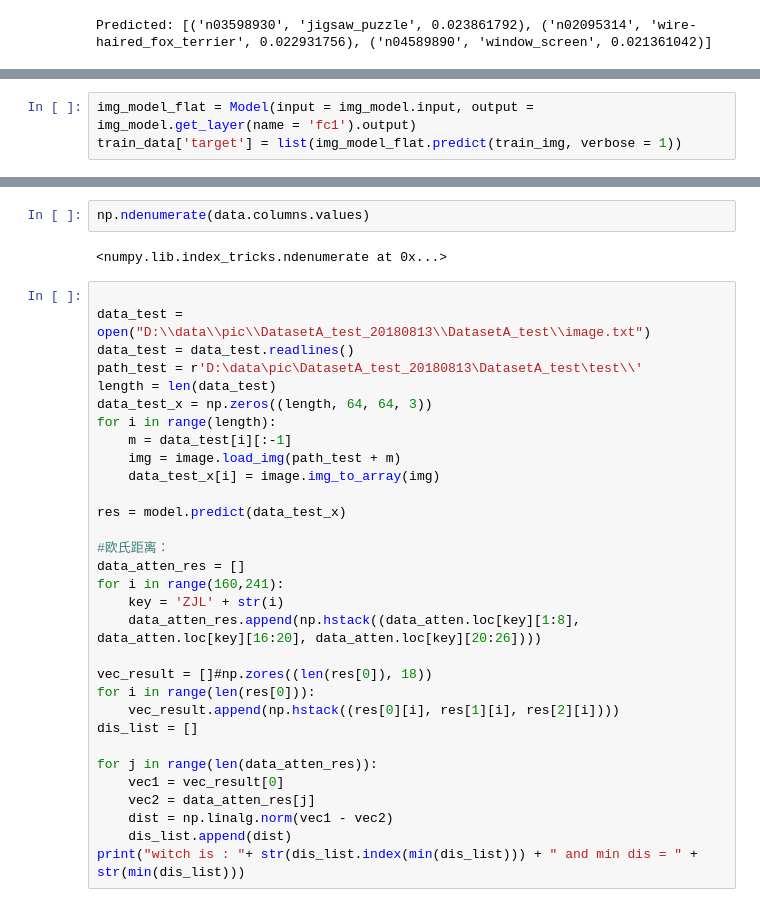
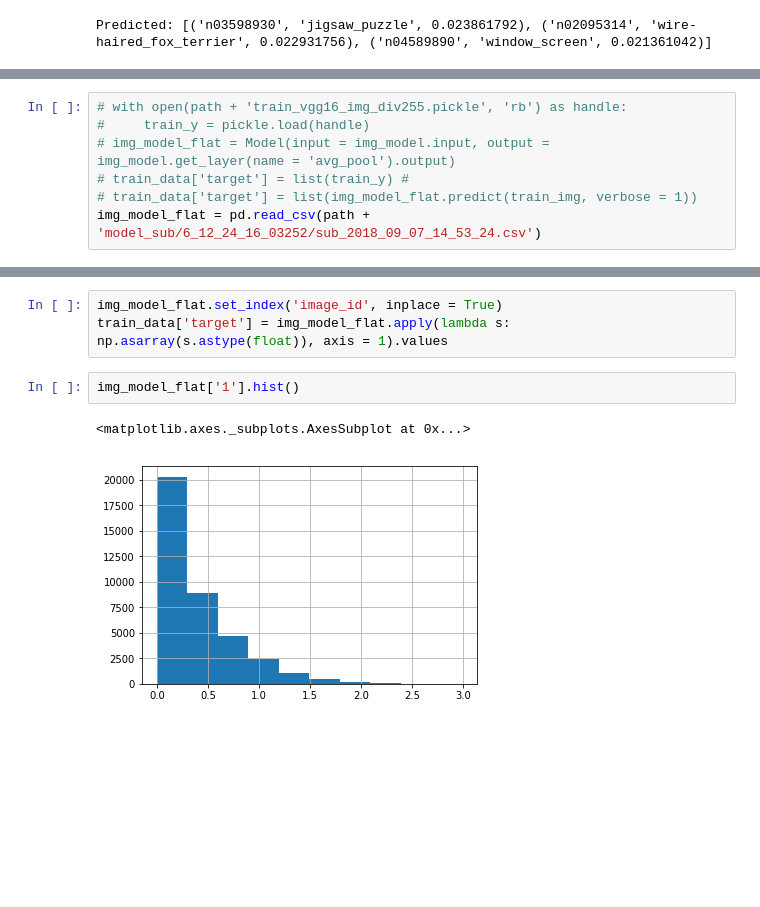
Before and after one commit to ifuding/TC, a Jupyter notebook: ZJC/Code/EmbAttrToImagFeaturesClean-Copy1.ipynb, the cells around one changed output, grey strips where cells are left out. Cells and saved outputs as stored; diff of their text form; blank space fills up the shorter version.

```diff
--- a/ZJC/Code/EmbAttrToImagFeaturesClean-Copy1.ipynb
+++ b/ZJC/Code/EmbAttrToImagFeaturesClean-Copy1.ipynb
@@ -352,3 +483,7 @@ class AccuracyEvaluation(Callback):
 # %%
-img_model_flat = Model(input = img_model.input, output = img_model.get_layer(name = 'fc1').output)
-train_data['target'] = list(img_model_flat.predict(train_img, verbose = 1))
+# with open(path + 'train_vgg16_img_div255.pickle', 'rb') as handle:
+#     train_y = pickle.load(handle)
+# img_model_flat = Model(input = img_model.input, output = img_model.get_layer(name = 'avg_pool').output)
+# train_data['target'] = list(train_y) #
+# train_data['target'] = list(img_model_flat.predict(train_img, verbose = 1))
+img_model_flat = pd.read_csv(path + 'model_sub/6_12_24_16_03252/sub_2018_09_07_14_53_24.csv')
@@ -417,35 +490,8 @@ KeyboardInterrupt:
-# %%
-np.ndenumerate(data.columns.values)
-# %% [output]
-<numpy.lib.index_tricks.ndenumerate at 0x...>
-# %%
-
-data_test = open("D:\\data\\pic\\DatasetA_test_20180813\\DatasetA_test\\image.txt")
-data_test = data_test.readlines()
-path_test = r'D:\data\pic\DatasetA_test_20180813\DatasetA_test\test\\'
-length = len(data_test)
-data_test_x = np.zeros((length, 64, 64, 3))
-for i in range(length):
-    m = data_test[i][:-1]
-    img = image.load_img(path_test + m)
-    data_test_x[i] = image.img_to_array(img)
-
-res = model.predict(data_test_x)
-
-#欧氏距离：
-data_atten_res = []
-for i in range(160,241):
-    key = 'ZJL' + str(i)
-    data_atten_res.append(np.hstack((data_atten.loc[key][1:8], data_atten.loc[key][16:20], data_atten.loc[key][20:26])))
-
-vec_result = []#np.zores((len(res[0]), 18))
-for i in range(len(res[0])):
-    vec_result.append(np.hstack((res[0][i], res[1][i], res[2][i])))
-dis_list = []
-
-for j in range(len(data_atten_res)):
-    vec1 = vec_result[0]
-    vec2 = data_atten_res[j]
-    dist = np.linalg.norm(vec1 - vec2)
-    dis_list.append(dist)
-print("witch is : "+ str(dis_list.index(min(dis_list))) + " and min dis = " + str(min(dis_list)))
+# %%
+img_model_flat.set_index('image_id', inplace = True)
+train_data['target'] = img_model_flat.apply(lambda s: np.asarray(s.astype(float)), axis = 1).values
+# %%
+img_model_flat['1'].hist()
+# %% [output]
+<matplotlib.axes._subplots.AxesSubplot at 0x...>
+[figure, added]
```
Also changed, not shown: parts of 13 cells of this notebook, 2 other files.
